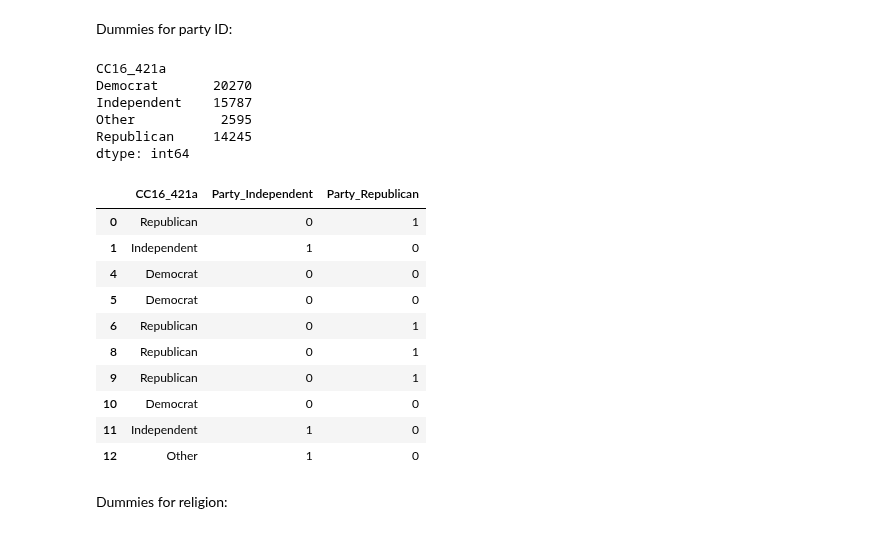
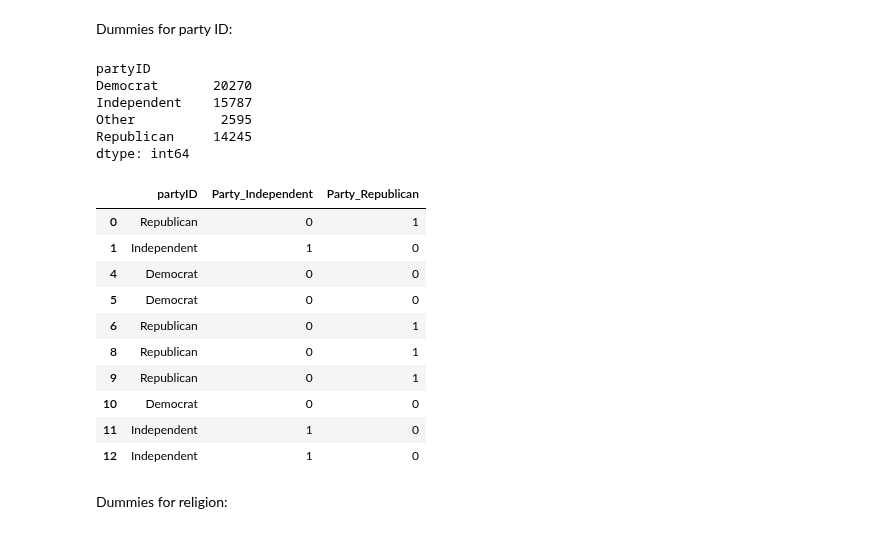
Before and after one commit to joshyou/springboard, a Jupyter notebook: Project 2/Capstone 2 wrangling.ipynb, the cells around one changed output. Drawn from its saved outputs; the diff is of its cells as text; code cells hidden in the pictures.

Commit message:
renamed variables!

```diff
--- a/Project 2/Capstone 2 wrangling.ipynb
+++ b/Project 2/Capstone 2 wrangling.ipynb
@@ -648,8 +764,8 @@ df = df.replace({'Greatly decrease': 'Decrease', 'Slightly decrease' : 'Decrease
                  'Somewhat agree': 'Agree', 'Strongly agree': 'Agree'})
 # %%
 #list of questions with five categorical answers
-fivepoint = ['CC16_422d', 'CC16_422c', 'CC16_422f', 'CC16_422e', 'CC16_426_1', 'CC16_426_2', 'CC16_426_3', 'CC16_426_5',
-             'CC16_426_4']
+fivepoint = ['whiteadvantage', 'angryracism', 'racismrare', 'fearrace', 'statewelfare',
+             'statehealthcare', 'stateedu', 'stateinfra', 'stateLE']
 # %%
 for col in fivepoint:
     df = df.merge(pd.get_dummies(df[col], prefix = col, drop_first = True), left_index = True, right_index = True)
@@ -667,7 +772,3 @@ Index(['tookpost', 'gender', 'educ', 'race', 'CC16_331_1', 'CC16_331_2',
-# %%
-#rename variables
-df['presvote'] = df['CC16_410a']
-df.drop(['CC16_410a'], axis = 1, inplace = True)
 # %% [markdown]
 Converting a couple more text values to 1 and 0:
 # %%
@@ -749,22 +841,22 @@ df[['college', 'educ']].head(10)
 # %% [markdown]
 Dummies for party ID:
 # %%
-df.groupby(['CC16_421a']).size()
+df.groupby(['partyID']).size()
 # %% [output]
-CC16_421a
+partyID
 Democrat       20270
 Independent    15787
 Other           2595
 Republican     14245
 dtype: int64
 # %%
-df['PartyID'] = df['CC16_421a'].replace({'Other': 'Independent'})
+df['partyID'] = df['partyID'].replace({'Other': 'Independent'})
 # %%
-df = df.merge(pd.get_dummies(df['PartyID'], prefix = 'Party', drop_first = True), left_index = True, right_index = True)
+df = df.merge(pd.get_dummies(df['partyID'], prefix = 'Party', drop_first = True), left_index = True, right_index = True)
 # %%
-df[['CC16_421a', 'Party_Independent', 'Party_Republican']][:10]
+df[['partyID', 'Party_Independent', 'Party_Republican']][:10]
 # %% [output]
-|  | CC16_421a | Party_Independent | Party_Republican |
+|  | partyID | Party_Independent | Party_Republican |
 | 0 | Republican | 0 | 1 |
 | 1 | Independent | 1 | 0 |
 | 4 | Democrat | 0 | 0 |
@@ -774,7 +866,7 @@ df[['CC16_421a', 'Party_Independent', 'Party_Republican']][:10]
 | 9 | Republican | 0 | 1 |
 | 10 | Democrat | 0 | 0 |
 | 11 | Independent | 1 | 0 |
-| 12 | Other | 1 | 0 |
+| 12 | Independent | 1 | 0 |
 # %% [markdown]
 Dummies for religion:
 # %%
```
Also changed, not shown: parts of 40 cells of this notebook, 4 other files.
